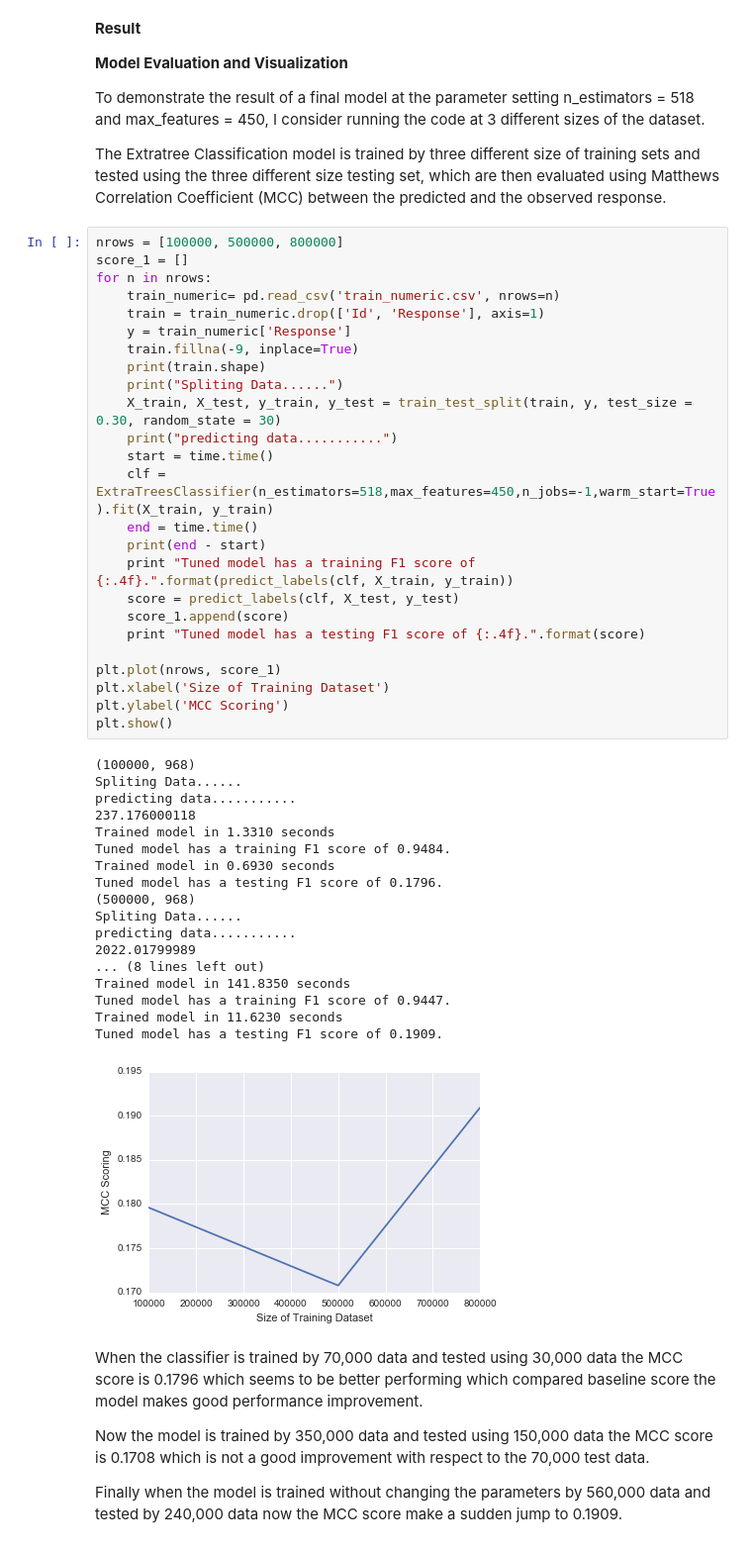
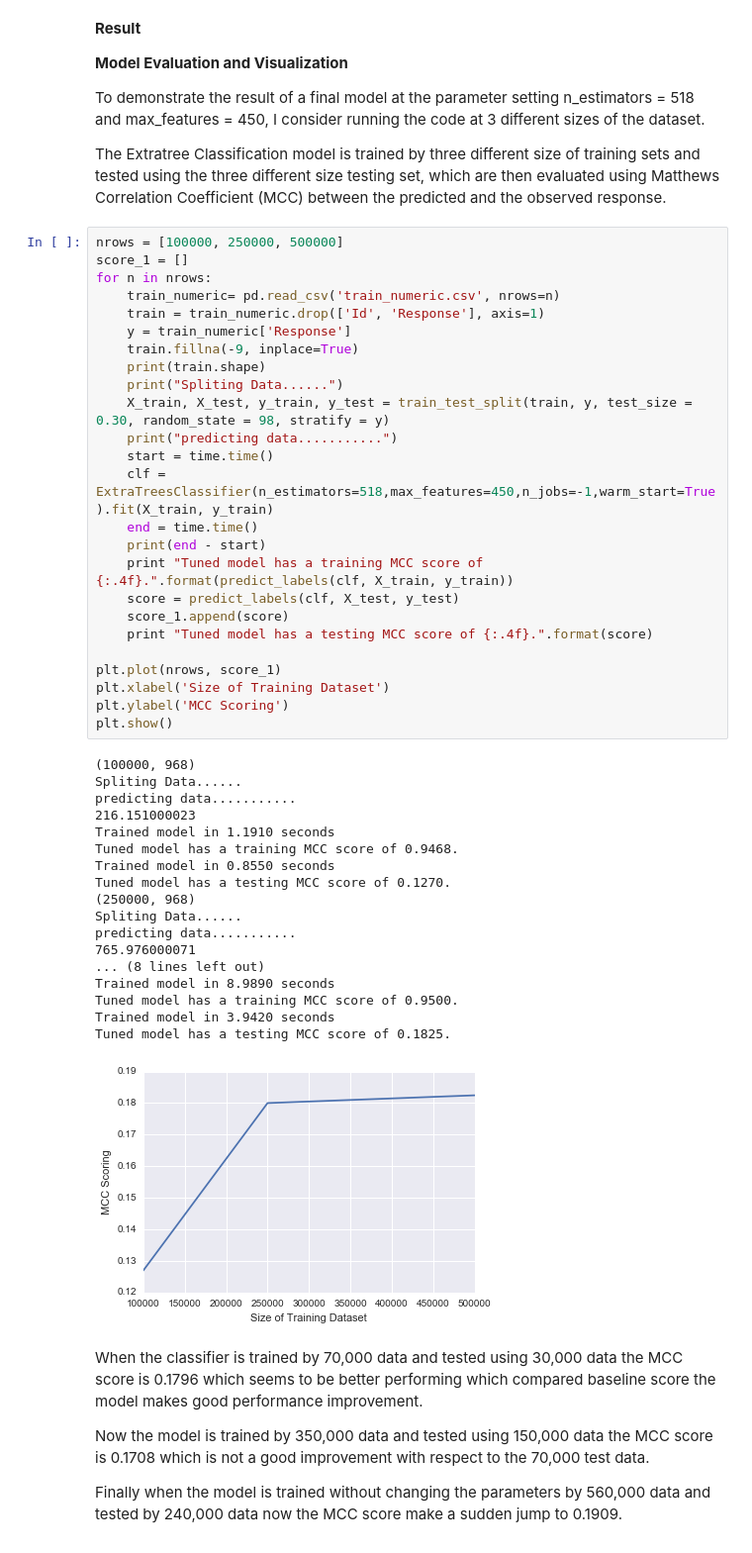
Before and after one commit to gcshekar08/udacity_pro, a Jupyter notebook: Capstone_project/capstone_project.ipynb, the cells around one changed output. Shown at 99% size. Saved outputs shown, nothing was run; the diff lists cells and outputs as text.

```diff
--- a/Capstone_project/capstone_project.ipynb
+++ b/Capstone_project/capstone_project.ipynb
@@ -155,49 +155,49 @@ To demonstrate the result of a final model at the parameter setting n_estimators
 
 The Extratree Classification model is trained by three different size of training sets and tested using the three different size testing set, which are then evaluated using Matthews Correlation Coefficient (MCC) between the predicted and the observed response.
 # %%
-nrows = [100000, 500000, 800000]
+nrows = [100000, 250000, 500000]
 score_1 = []
 for n in nrows:
     train_numeric= pd.read_csv('train_numeric.csv', nrows=n)
     train = train_numeric.drop(['Id', 'Response'], axis=1)
     y = train_numeric['Response']
     train.fillna(-9, inplace=True)
     print(train.shape)
     print("Spliting Data......")
-    X_train, X_test, y_train, y_test = train_test_split(train, y, test_size = 0.30, random_state = 30)
+    X_train, X_test, y_train, y_test = train_test_split(train, y, test_size = 0.30, random_state = 98, stratify = y)
     print("predicting data...........")
     start = time.time()
     clf = ExtraTreesClassifier(n_estimators=518,max_features=450,n_jobs=-1,warm_start=True).fit(X_train, y_train)
     end = time.time()
     print(end - start)
-    print "Tuned model has a training F1 score of {:.4f}.".format(predict_labels(clf, X_train, y_train))
+    print "Tuned model has a training MCC score of {:.4f}.".format(predict_labels(clf, X_train, y_train))
     score = predict_labels(clf, X_test, y_test)
     score_1.append(score)
-    print "Tuned model has a testing F1 score of {:.4f}.".format(score)
+    print "Tuned model has a testing MCC score of {:.4f}.".format(score)
 
 plt.plot(nrows, score_1)
 plt.xlabel('Size of Training Dataset')
 plt.ylabel('MCC Scoring')
 plt.show()
 # %% [output]
 (100000, 968)
 Spliting Data......
 predicting data...........
-237.176000118
-Trained model in 1.3310 seconds
-Tuned model has a training F1 score of 0.9484.
-Trained model in 0.6930 seconds
-Tuned model has a testing F1 score of 0.1796.
-(500000, 968)
+216.151000023
+Trained model in 1.1910 seconds
+Tuned model has a training MCC score of 0.9468.
+Trained model in 0.8550 seconds
+Tuned model has a testing MCC score of 0.1270.
+(250000, 968)
 Spliting Data......
 predicting data...........
-2022.01799989
+765.976000071
 ... (8 lines left out)
-Trained model in 141.8350 seconds
-Tuned model has a training F1 score of 0.9447.
-Trained model in 11.6230 seconds
-Tuned model has a testing F1 score of 0.1909.
+Trained model in 8.9890 seconds
+Tuned model has a training MCC score of 0.9500.
+Trained model in 3.9420 seconds
+Tuned model has a testing MCC score of 0.1825.
-[figure, old version]
+[figure, new version]
 # %% [markdown]
 When the classifier is trained by 70,000 data and tested using 30,000 data the MCC score is 0.1796 which seems to be better performing which compared baseline score the model makes good performance improvement.
 
```
Also changed, not shown: 1 other file.
